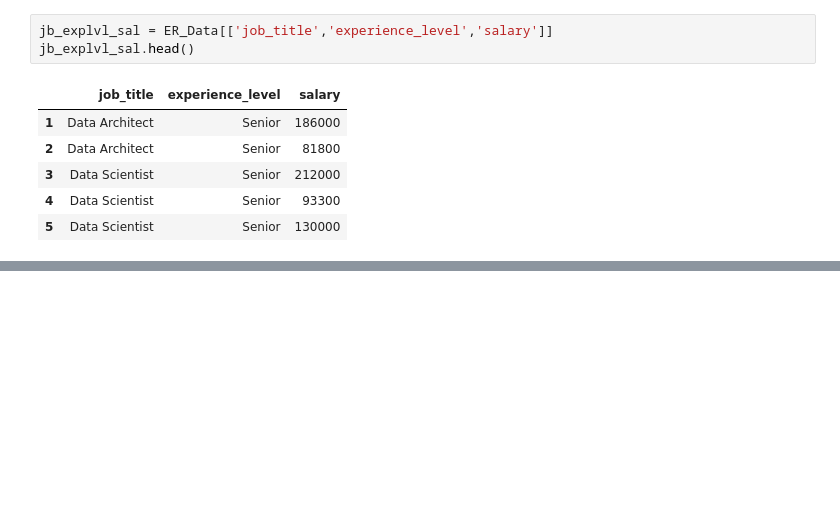
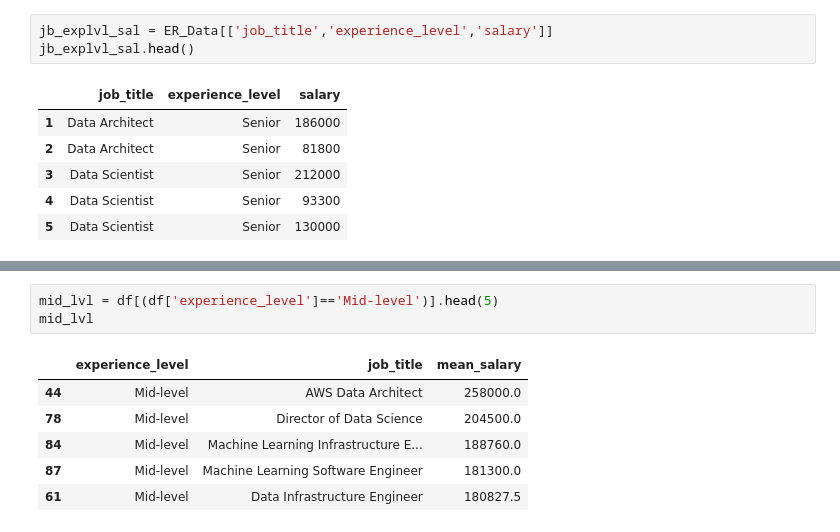
Before and after one commit to sarah-the-data-gal/Jobs_in_Data_Analysis, a Jupyter notebook: Jobs_And_Data_04022024-edits.ipynb, the cells around one changed output, grey strips where cells are left out. Saved outputs shown, nothing was run; the diff lists cells and outputs as text; blank space fills up the shorter version.

```diff
--- a/Jobs_And_Data_04022024-edits.ipynb
+++ b/Jobs_And_Data_04022024-edits.ipynb
@@ -307,0 +344,10 @@ Name: salary, dtype: float64
+# %%
+mid_lvl = df[(df['experience_level']=='Mid-level')].head(5)
+mid_lvl
+# %% [output]
+|  | experience_level | job_title | mean_salary |
+| 44 | Mid-level | AWS Data Architect | 258000.0 |
+| 78 | Mid-level | Director of Data Science | 204500.0 |
+| 84 | Mid-level | Machine Learning Infrastructure E... | 188760.0 |
+| 87 | Mid-level | Machine Learning Software Engineer | 181300.0 |
+| 61 | Mid-level | Data Infrastructure Engineer | 180827.5 |
```
Also changed, not shown: parts of 11 cells of this notebook.
